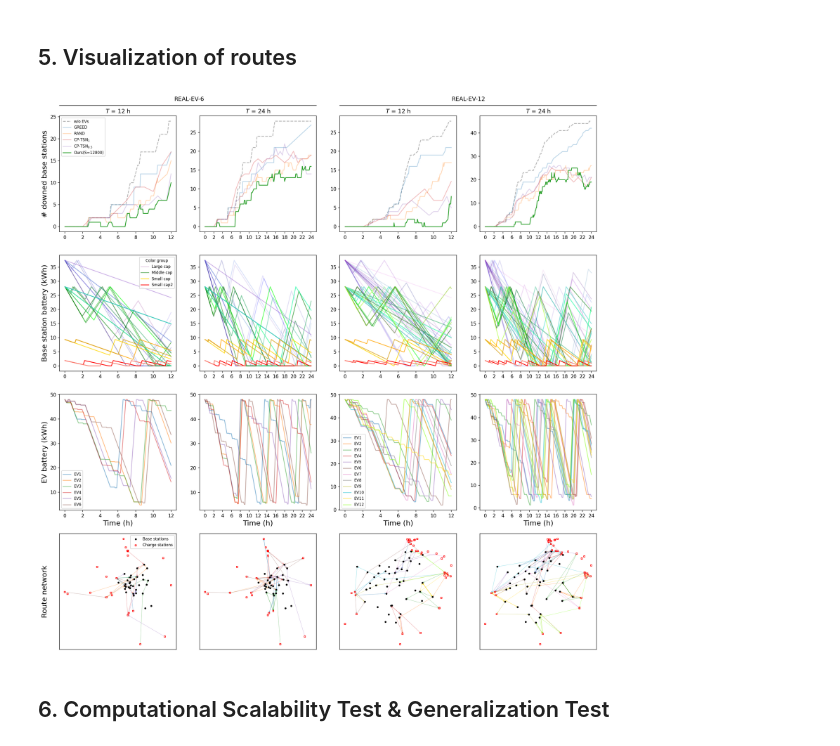
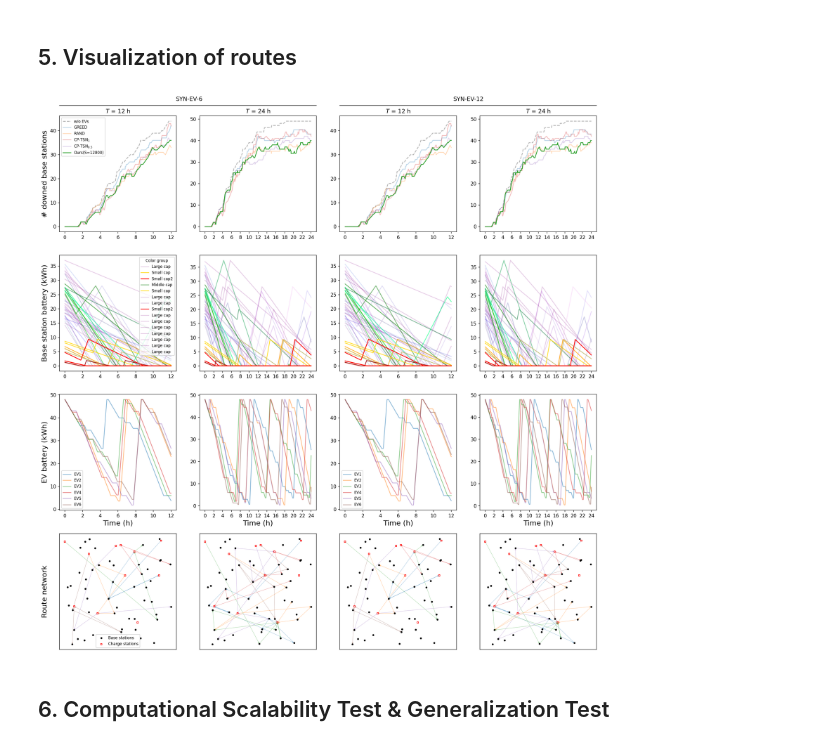
Before and after one commit to yulu34/evrp-eps, a Jupyter notebook: reproduce_results.ipynb, the cells around one changed output. Drawn from its saved outputs; the diff is of its cells as text; code cells hidden in the pictures.

Commit message:
0212 -- change all locs to custm -- run the main part of notebook --change batch size , width to accelerate computing --default by 'y' --

```diff
--- a/reproduce_results.ipynb
+++ b/reproduce_results.ipynb
@@ -109,12 +125,12 @@ for model in model_list:
     dataset_path    = model["dataset_dir"] + "/train_dataset.pkl"
     checkpoint_dir  = model["checkpoint_dir"]
     num_evs         = model["train_params"]["num_evs"]
-    num_locs        = model["train_params"]["num_locs"]
+    num_custms      = model["train_params"]["num_custms"]
     time_horizon    = model["train_params"]["time_horizon"]
-    dropoout        = model["train_params"]["dropout"]
+    dropout         = model["train_params"]["dropout"]
     # train
-    !python train.py --dataset_path {dataset_path} \
-                     --model_checkpoint_path {checkpoint_dir} \
+    !yes y |python train.py --dataset_path {dataset_path} \
+                     --checkpoint_dir {checkpoint_dir} \
                      --time_horizon {time_horizon} \
                      --batch_size {TRAIN_BATCH_SIZE} \
                      --baseline {RL_BASELINE} \
@@ -122,5 +138,5 @@ for model in model_list:
                      --wait_time {WAIT_TIME} \
                      --epoch {TRAIN_EPOCH} \
                      --dropout {dropout} \
-                     --gpu {GPU}
+                     --gpu -1\
 # %% [output]
@@ -140,6 +174,6 @@ for model in model_list:
                      --wait_time {WAIT_TIME} \
                      --time_horizon {time_horizon} \
                      --max_epoch {TRAIN_EPOCH} \
-                     --gpu {GPU}
+                     --gpu -1
 # %% [output]
 Evaluating the model at epoch0 (currently best epoch is 0: cost=1000000000.0)
@@ -458,17 +464,17 @@ class BSColor():
 def visualize_route(ax, route_data):
     # add base stations & charge stations
     markersize = 8
-    loc_coords = np.array(route_data["loc_coords"])
+    custm_coords = np.array(route_data["custm_coords"])
     dep_coords = np.array(route_data["depot_coords"])
     ignored_depots = np.array(route_data["ignored_depots"])
-    x_loc = loc_coords[:, 0]; y_loc = loc_coords[:, 1]
+    x_custm = custm_coords[:, 0]; y_custm = custm_coords[:, 1]
     x_dep = dep_coords[:, 0]; y_dep = dep_coords[:, 1]
-    ax.scatter(x_loc, y_loc, zorder=2, s=markersize, c="black", label="Base stations") # base stations
+    ax.scatter(x_custm, y_custm, zorder=2, s=markersize, c="black", label="Base stations") # base stations
     ax.scatter(x_dep[~ignored_depots], y_dep[~ignored_depots], marker="s", zorder=2, s=markersize, c="none", ec="red", label="Charge stations") # charge stations
 
     # add routes
     routes = route_data["route"]
-    coords = np.concatenate([loc_coords, dep_coords], axis=0)
+    coords = np.concatenate([custm_coords, dep_coords], axis=0)
     x_coo = coords[:, 0]; y_coo = coords[:, 1]
     num_vehicles = len(routes)
     for veh_id, route in enumerate(routes):
@@ -496,8 +502,8 @@ FONT_SIZE = 15
 ALPHA = 0.3
 
 vis_dataset_list = [
-    ("REAL-EV6",  "data/real_datasets/real_ev6.pkl",   "checkpoints/weight100_ev6_n50_t12_drop0.2"),
-    ("REAL-EV12",  "data/real_datasets/real_ev12.pkl",   "checkpoints/weight100_ev12_n50_t12_drop0.2"),
+    ("SYN-EV6",  "data/SYN_datasets/SYN_ev6.pkl",   "checkpoints/weight100_ev6_n50_t12_drop0.2"),
+    ("SYN-EV12",  "data/SYN_datasets/SYN_ev12.pkl",   "checkpoints/weight100_ev12_n50_t12_drop0.2"),
 ]
 vis_timehorizon_list = [12, 24]
 vis_model_list = [
@@ -520,13 +526,13 @@ vis_model_list = [
         "linestyle": "-"
     },
     {
-        "name": "tsn1",
+        "name": "tsn1", #rlgreedy
         "label": "CP-TSN$_1$",
         "color": cmap(3),
         "linestyle": "-"
     },
     {
-        "name": "tsn05",
+        "name": "tsn05", # rlsample1280
         "label": "CP-TSN$_{0.5}$",
         "color": cmap(4),
         "linestyle": "-"
@@ -555,11 +561,11 @@ for j, (dataset_name, dataset_path, _) in enumerate(vis_dataset_list):
     for i, time_horizon in enumerate(vis_timehorizon_list):
         prefix = f"{dataset_name}_T{time_horizon}"
         ev_batt_key    = f"{prefix}_ev_batt_hist"
-        loc_batt_key   = f"{prefix}_loc_batt_hist"
+        custm_batt_key   = f"{prefix}_custm_batt_hist"
         down_hist_key  = f"{prefix}_down_hist"
         route_key      = f"{prefix}_route"
         ax_dict[down_hist_key]  = fig.add_subplot(4, 4, 2*j + i + 1) # history of num. of downed base stations
-        ax_dict[loc_batt_key]   = fig.add_subplot(4, 4, 2*j + i + 5) # history of Base station's battery
+        ax_dict[custm_batt_key]   = fig.add_subplot(4, 4, 2*j + i + 5) # history of Base station's battery
         ax_dict[ev_batt_key]    = fig.add_subplot(4, 4, 2*j + i + 9) # history of EV's battery
         ax_dict[route_key]      = fig.add_subplot(4, 4, 2*j + i + 13) # route
 
@@ -573,7 +579,7 @@ for j, (dataset_name, dataset_path, _) in enumerate(vis_dataset_list):
             with open(history_file, "rb") as f:
                 history_data = pickle.load(f)
                 alpha = 1 if model_name == output_route_model else ALPHA
-                ax_dict[down_hist_key].plot(history_data["time"], history_data["down_loc"], c=vis_model["color"], label=vis_model["label"], linestyle=vis_model["linestyle"], alpha=alpha)
+                ax_dict[down_hist_key].plot(history_data["time"], history_data["down_custm"], c=vis_model["color"], label=vis_model["label"], linestyle=vis_model["linestyle"], alpha=alpha)
                 ax_dict[down_hist_key].set_title(f"$T$ = {time_horizon} h")
                 if i + j == 0: # The y-axis label and the legent are only present in the left-most figure.
                     ax_dict[down_hist_key].set_ylabel("# downed base stations", fontsize=FONT_SIZE)
@@ -593,46 +599,46 @@ for j, (dataset_name, dataset_path, _) in enumerate(vis_dataset_list):
 
                 # Battery History
                 with open(history_file, "rb") as f:
                     history_data = pickle.load(f)
                     # EV battery
                     cmap = plt.get_cmap("tab10")
                     for veh_id in range(len(history_data["veh_batt"])):
                         ax_dict[ev_batt_key].plot(history_data["time"], history_data["veh_batt"][veh_id], label=f"EV{veh_id+1}", color=get_color(veh_id), alpha=0.5)
                         ax_dict[ev_batt_key].set_xlabel("Time (h)", fontsize=FONT_SIZE)
                         if i + j == 0: # The y-axis label is only present in the left-most figure.
                             ax_dict[ev_batt_key].set_ylabel("EV battery (kWh)", fontsize=FONT_SIZE)
                             ax_dict[ev_batt_key].legend(fontsize=8)
                         if 2*j + i + 9 == 11:
                             ax_dict[ev_batt_key].legend(fontsize=8)
                         if time_horizon == 24:
                             ax_dict[ev_batt_key].set_xticks(np.arange(0, 25, 2))
 
                     # Base station battery
                     bs_color = BSColor()
-                    for loc_id in range(len(history_data["loc_batt"])):
-                        init_batt = history_data["loc_batt"][loc_id][0]
+                    for custm_id in range(len(history_data["custm_batt"])):
+                        init_batt = history_data["custm_batt"][custm_id][0]
                         color, zorder, alpha = bs_color.get_color(init_batt)
                         label = None if color not in list(legend_color.keys()) else legend_color[color]
-                        ax_dict[loc_batt_key].plot(history_data["time"], history_data["loc_batt"][loc_id], alpha=alpha, color=color, zorder=zorder, label=label)
+                        ax_dict[custm_batt_key].plot(history_data["time"], history_data["custm_batt"][custm_id], alpha=alpha, color=color, zorder=zorder, label=label)
                         if i + j == 0: # The y-axis label is only present in the left-most figure.
-                            ax_dict[loc_batt_key].set_ylabel("Base station battery (kWh)", fontsize=FONT_SIZE)
-                            ax_dict[loc_batt_key].legend(title="Color group", title_fontsize=8, fontsize=8)
+                            ax_dict[custm_batt_key].set_ylabel("Base station battery (kWh)", fontsize=FONT_SIZE)
+                            ax_dict[custm_batt_key].legend(title="Color group", title_fontsize=8, fontsize=8)
                         if time_horizon == 24:
-                            ax_dict[loc_batt_key].set_xticks(np.arange(0, 25, 2))
+                            ax_dict[custm_batt_key].set_xticks(np.arange(0, 25, 2))
 
 # title setting
 Y_OFFSET = 0.015
-fig.text(0.312, 0.9, 'REAL-EV-6', ha='center', va='bottom', fontsize=12)
-fig.text(0.715, 0.9, 'REAL-EV-12', ha='center', va='bottom', fontsize=12)
-left_ax  = ax_dict["REAL-EV6_T12_down_hist"].get_position()
-right_ax = ax_dict["REAL-EV6_T24_down_hist"].get_position()
+fig.text(0.312, 0.9, 'SYN-EV-6', ha='center', va='bottom', fontsize=12)
+fig.text(0.715, 0.9, 'SYN-EV-12', ha='center', va='bottom', fontsize=12)
+left_ax  = ax_dict["SYN-EV6_T12_down_hist"].get_position()
+right_ax = ax_dict["SYN-EV6_T24_down_hist"].get_position()
 fig.add_artist(Line2D([left_ax.x0, right_ax.x1], [left_ax.y1 + Y_OFFSET, left_ax.y1 + Y_OFFSET], color="black", transform=fig.transFigure, linewidth=1))
-left_ax  = ax_dict["REAL-EV12_T12_down_hist"].get_position()
-right_ax = ax_dict["REAL-EV12_T24_down_hist"].get_position()
+left_ax  = ax_dict["SYN-EV12_T12_down_hist"].get_position()
+right_ax = ax_dict["SYN-EV12_T24_down_hist"].get_position()
 fig.add_artist(Line2D([left_ax.x0, right_ax.x1], [left_ax.y1 + Y_OFFSET, left_ax.y1 + Y_OFFSET], color="black", transform=fig.transFigure, linewidth=1))
 fig.align_labels([ax for ax in ax_dict.values()])
 # %% [output]
-[figure, old version]
+[figure, new version]
 # %% [markdown]
 ## 6. Computational Scalability Test & Generalization Test
 # %%
```
Also changed, not shown: parts of 25 cells of this notebook, 9 other files.
